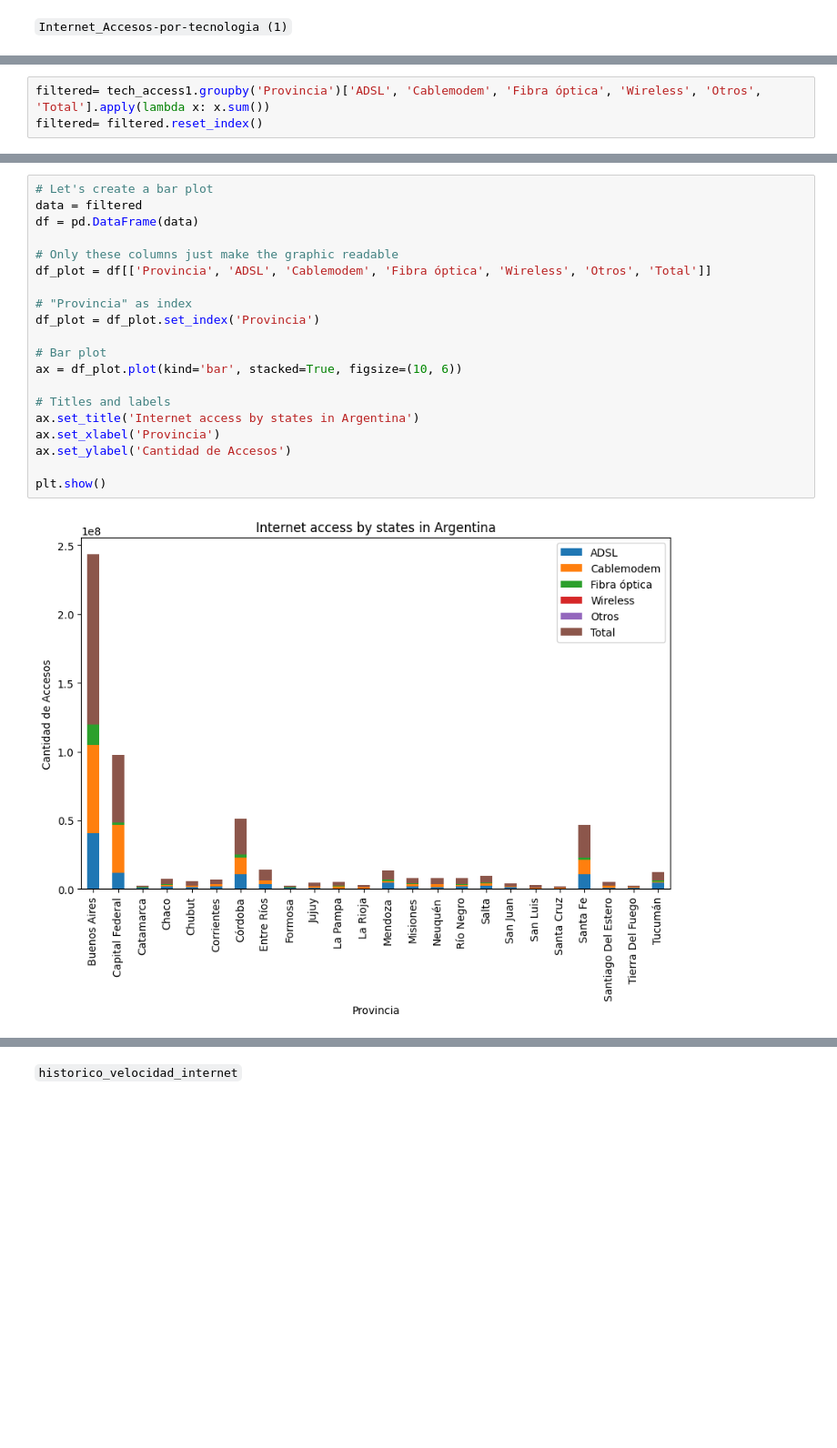
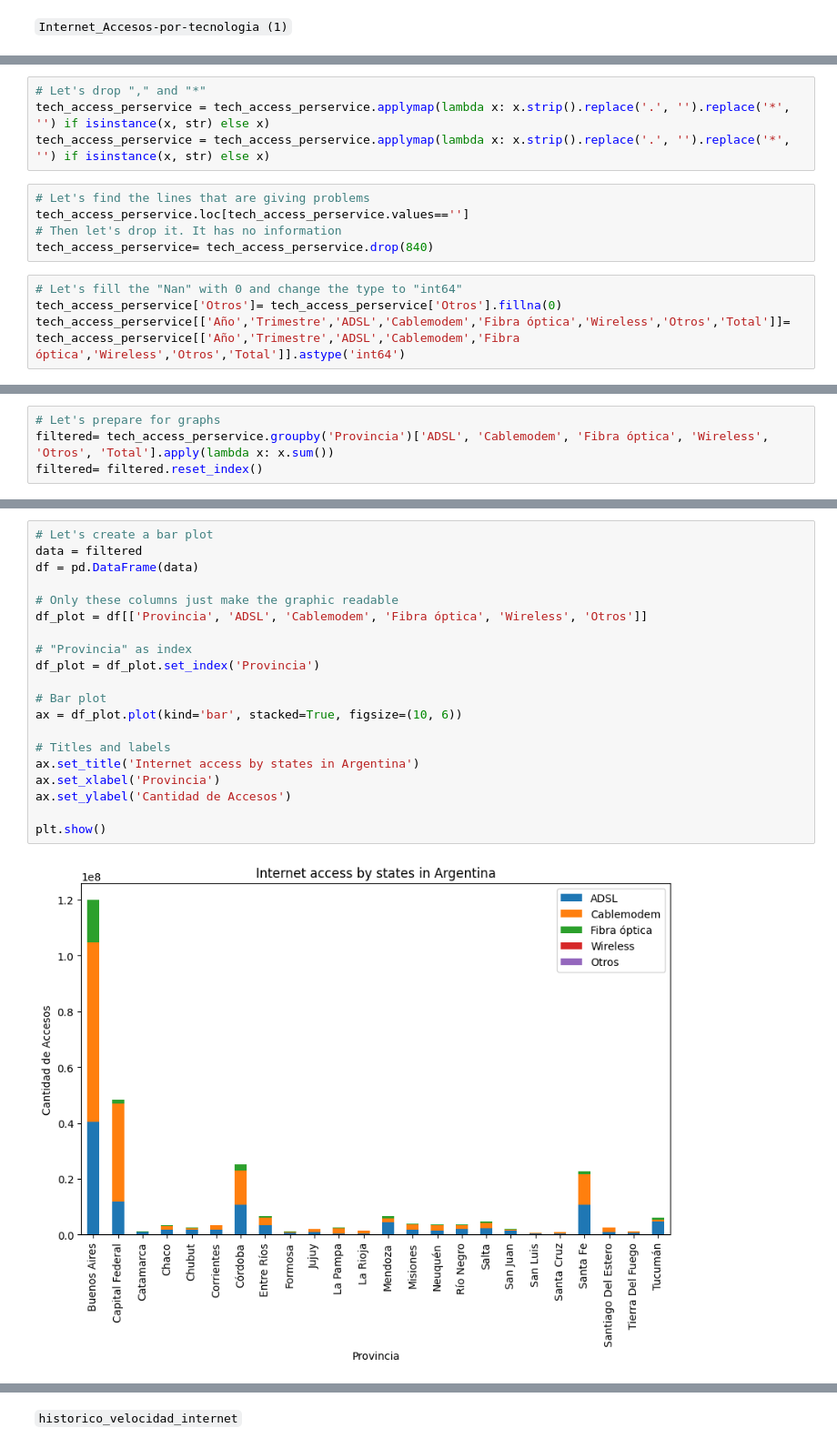
Before and after one commit to juanmaluna21/PI-DataAnalyst, a Jupyter notebook: dea_main.ipynb, the cells around one changed output, grey strips where cells are left out. Shown at 91% size. Cells and saved outputs as stored; diff of their text form; blank space fills up the shorter version.

```diff
--- a/dea_main.ipynb
+++ b/dea_main.ipynb
@@ -670 +867,14 @@ tech_access1.head()
+# %%
+# Let's drop "," and "*"
+tech_access_perservice = tech_access_perservice.applymap(lambda x: x.strip().replace('.', '').replace('*', '') if isinstance(x, str) else x)
+tech_access_perservice = tech_access_perservice.applymap(lambda x: x.strip().replace('.', '').replace('*', '') if isinstance(x, str) else x)
+# %%
+# Let's find the lines that are giving problems
+tech_access_perservice.loc[tech_access_perservice.values=='']
+# Then let's drop it. It has no information
+tech_access_perservice= tech_access_perservice.drop(840)
+# %%
+# Let's fill the "Nan" with 0 and change the type to "int64"
+tech_access_perservice['Otros']= tech_access_perservice['Otros'].fillna(0)
+tech_access_perservice[['Año','Trimestre','ADSL','Cablemodem','Fibra óptica','Wireless','Otros','Total']]= tech_access_perservice[['Año','Trimestre','ADSL','Cablemodem','Fibra óptica','Wireless','Otros','Total']].astype('int64')
 # %%
@@ -730,5 +909,6 @@ tech_access1.head()
 # %%
-filtered= tech_access1.groupby('Provincia')['ADSL', 'Cablemodem', 'Fibra óptica', 'Wireless', 'Otros', 'Total'].apply(lambda x: x.sum())
+# Let's prepare for graphs
+filtered= tech_access_perservice.groupby('Provincia')['ADSL', 'Cablemodem', 'Fibra óptica', 'Wireless', 'Otros', 'Total'].apply(lambda x: x.sum())
 filtered= filtered.reset_index()
 # %%
 filtered.head()
@@ -742,24 +922,24 @@ filtered.head()
 # %%
 # Let's create a bar plot
 data = filtered
 df = pd.DataFrame(data)
 
 # Only these columns just make the graphic readable
-df_plot = df[['Provincia', 'ADSL', 'Cablemodem', 'Fibra óptica', 'Wireless', 'Otros', 'Total']]
+df_plot = df[['Provincia', 'ADSL', 'Cablemodem', 'Fibra óptica', 'Wireless', 'Otros']]
 
 # "Provincia" as index
 df_plot = df_plot.set_index('Provincia')
 
 # Bar plot
 ax = df_plot.plot(kind='bar', stacked=True, figsize=(10, 6))
 
 # Titles and labels
 ax.set_title('Internet access by states in Argentina')
 ax.set_xlabel('Provincia')
 ax.set_ylabel('Cantidad de Accesos')
 
 plt.show()
 # %% [output]
-[figure, old version]
+[figure, new version]
 # %%
 # Let's create a heat map to see if there are correlated relationships
```
Also changed, not shown: parts of 115 cells of this notebook, 7 other files.
